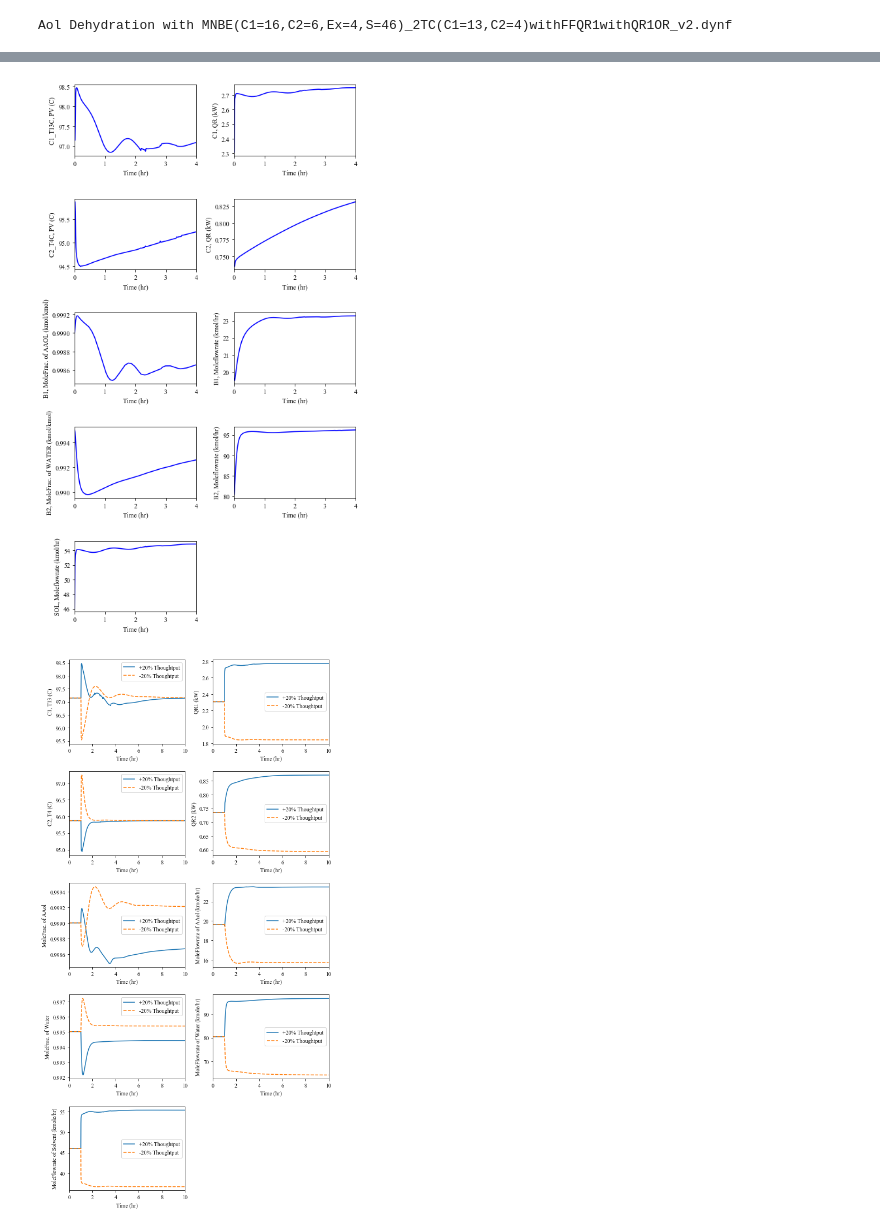
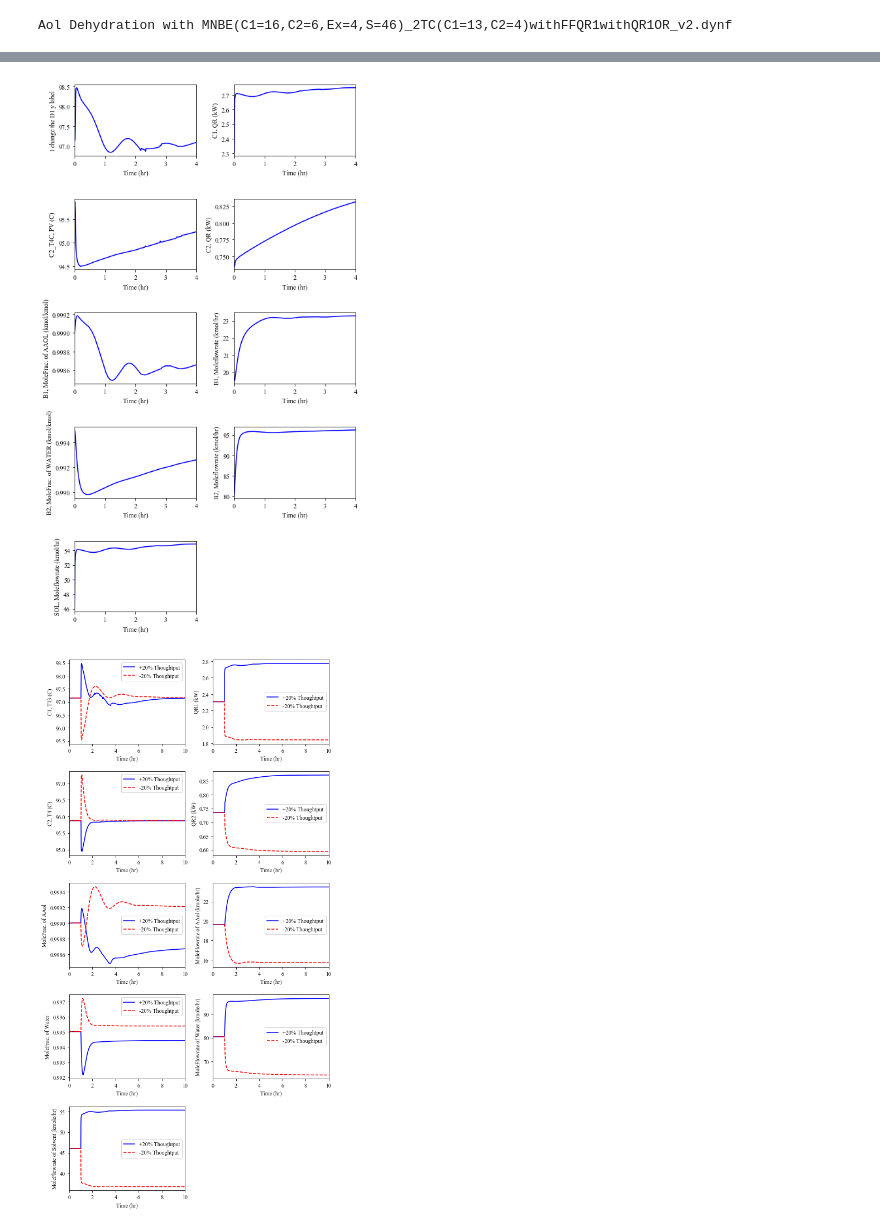
Before and after one commit to Shen-SJ/AspenDynamicsReader, a Jupyter notebook: AspenDynamicsReader.ipynb, the cells around one changed output, grey strips where cells are left out. Drawn from its saved outputs; the diff is of its cells as text; code cells hidden in the pictures.

Commit message:
OOP some of function relative AspenDynamicPloting.
make ADPlot to wrap the function relative AspenDynamicPlot.

```diff
--- a/AspenDynamicsReader.ipynb
+++ b/AspenDynamicsReader.ipynb
@@ -329,24 +352,25 @@ def user_plot_setting(index, ax_obj_list, line):
-# %%
-def user_multiplot_setting(ax_list, line_group_list):
-    """客製化特定圖形的細節參數，需要自己寫一些程式碼就是，好像有點爛
-    """
-    pass
-
-    # plot setting change
-    lebal_list = ['C1, T13 (C)', 'QR1 (kW)',
-                  'C2, T4 (C)', 'QR2 (kW)',
-                  'MoleFrac. of AAol', 'MoleFlowrate of AAol (kmole/hr)',
-                  'MoleFrac. of Water', 'MoleFlowrate of Water (kmole/hr)',
-                  'MoleFlowrate of Solvent (kmole/hr)']
-    for ax_index, label in itertools.zip_longest(range(len(ax_list)), lebal_list):
-        ax_list[ax_index].set_ylabel(label)
-
-    # line setting change
-    for i in range(len(ax_list)):
-        line_group_list[i][1].set_linestyle('--')
 # %%
 if __name__ == '__main__':
+    import pickle
+    class adplot(ADPlot):
+        def user_plot_setting(self, index, ax_obj_list, line):
+            self.change_one_ylabel(1, 'I change the D1 y label', ax_obj_list)
+
+        def user_multiplot_setting(self, ax_list, line_group_list):
+            # plot setting change
+            label_list = ['C1, T13 (C)', 'QR1 (kW)',
+                          'C2, T4 (C)', 'QR2 (kW)',
+                          'MoleFrac. of AAol', 'MoleFlowrate of AAol (kmole/hr)',
+                          'MoleFrac. of Water', 'MoleFlowrate of Water (kmole/hr)',
+                          'MoleFlowrate of Solvent (kmole/hr)']
+            self.change_all_ylabel(label_list, ax_list)
+            self.change_one_set_linestyle(2, '--', ax_list, line_group_list)
+            self.change_one_set_linecolor(1, 'b', ax_list, line_group_list)
+            self.change_one_set_linecolor(2, 'r', ax_list, line_group_list)
+
     ad = ADConnector()
+    adp = adplot()
+
     data = ad.read_data([ad.controller_pv('C1_T13C'),
                          ad.column_qr('C1'),
                          ad.controller_pv('C2_T4C'),
@@ -371,13 +395,13 @@ if __name__ == '__main__':
         data1 = pickle.load(f)
         data2 = pickle.load(f)
 
-    plot_dynamic_results(data, save_filename='Dynamic_result1', figure_size=(7, 12))
+    adp.plot_dynamic_results(data, save_filename='Dynamic_result1', figure_size=(7, 12))
 
-    plot_dynamic_results(ad.set_time0_at(data, 1), save_filename='Dynamic_result1', figure_size=(7, 12))
+    adp.plot_dynamic_results(ad.set_time0_at(data, 1), save_filename='Dynamic_result1', figure_size=(7, 12))
 
-    multiplot_dynamic_results([data1, data2],
-                              save_filename='Dynamic_result2',
-                              figure_size=(7.5, 14),
-                              set_legend_for_each_data_group=['+20% Thoughtput', '-20% Thoughtput'])
+    adp.multiplot_dynamic_results([data1, data2],
+                                  save_filename='Dynamic_result2',
+                                  figure_size=(7.5, 14),
+                                  set_legend_for_each_data_group=['+20% Thoughtput', '-20% Thoughtput'])
 # %% [output]
 Aol Dehydration with MNBE(C1=16,C2=6,Ex=4,S=46)_2TC(C1=13,C2=4)withFFQR1withQR1OR_v2.dynf
@@ -385,2 +409,2 @@ Aol Dehydration with MNBE(C1=16,C2=6,Ex=4,S=46)_2TC(C1=13,C2=4)withFFQR1withQR1O
-[figure, old version]
+[figure, new version]
-[figure, old version]
+[figure, new version]
```
Also changed, not shown: parts of 5 cells of this notebook, 2 other files.
